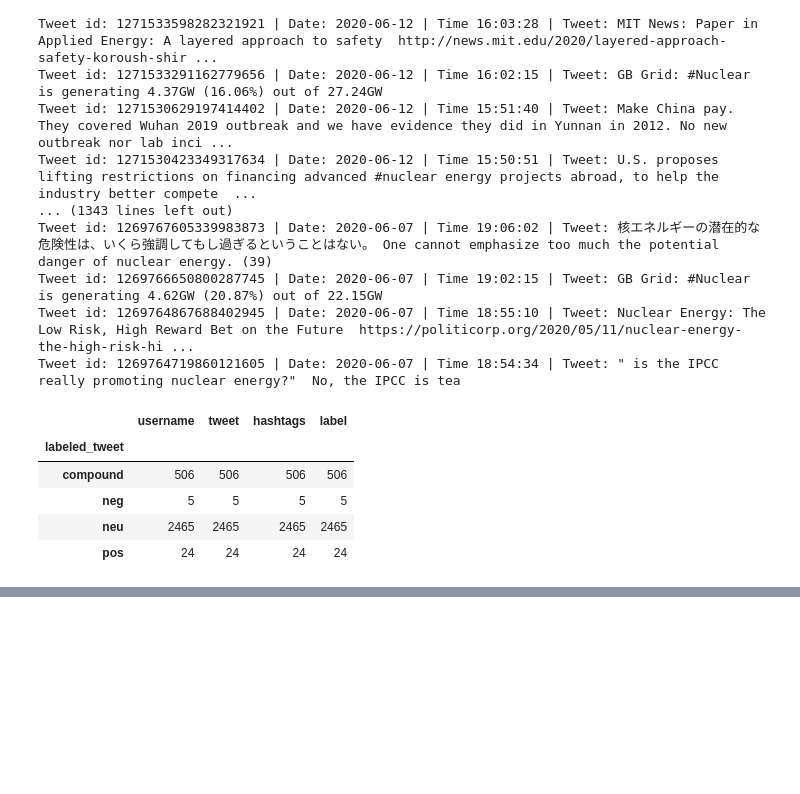
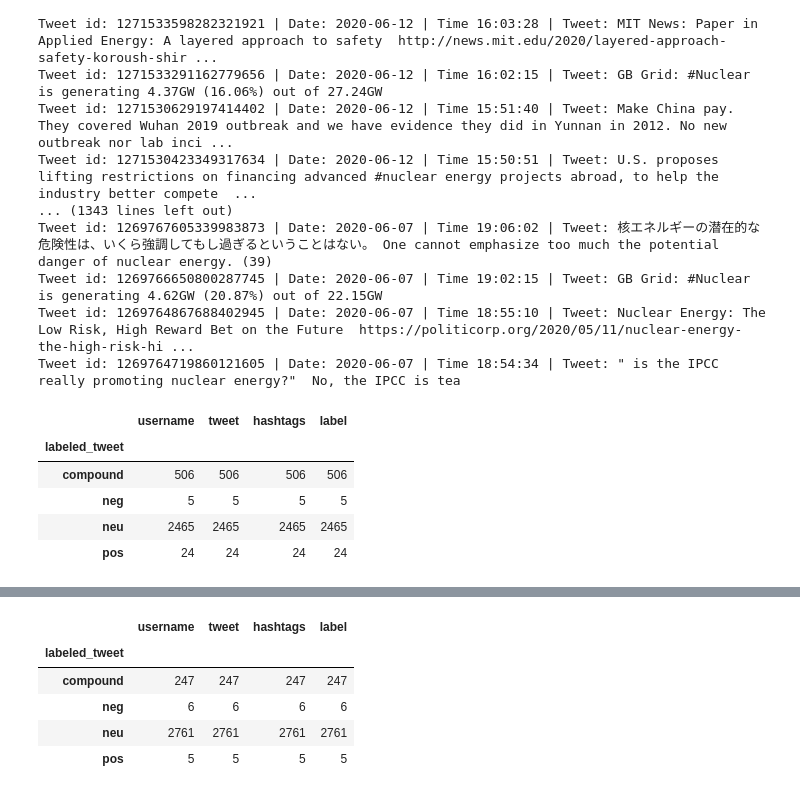
Before and after one commit to AlisonSalerno/twitter_sentiment_analysis, a Jupyter notebook: twint_data_request.ipynb, the cells around one changed output, grey strips where cells are left out. Cells and saved outputs as stored; diff of their text form; code cells hidden in the pictures; blank space fills up the shorter version.

```diff
--- a/twint_data_request.ipynb
+++ b/twint_data_request.ipynb
@@ -253,0 +313,14 @@ negative_2010
+# %%
+tweets_power = pd.read_csv('tweets_power.csv')
+tweets_power_df=tweets_power[['username','tweet','hashtags']]
+tweets_power_df['label'] = tweets_power_df['tweet'].map(lambda x: analyzer.polarity_scores(x))
+# %%
+tweets_power_df['labeled_tweet']=tweets_power_df['label'].map(lambda x: max(x,key=x.get))
+tweets_power_df.groupby('labeled_tweet').count()
+# %% [output]
+|  | username | tweet | hashtags | label |
+| labeled_tweet |  |  |  |  |
+| compound | 247 | 247 | 247 | 247 |
+| neg | 6 | 6 | 6 | 6 |
+| neu | 2761 | 2761 | 2761 | 2761 |
+| pos | 5 | 5 | 5 | 5 |
```
Also changed, not shown: parts of 11 cells of this notebook, 3 other files.
